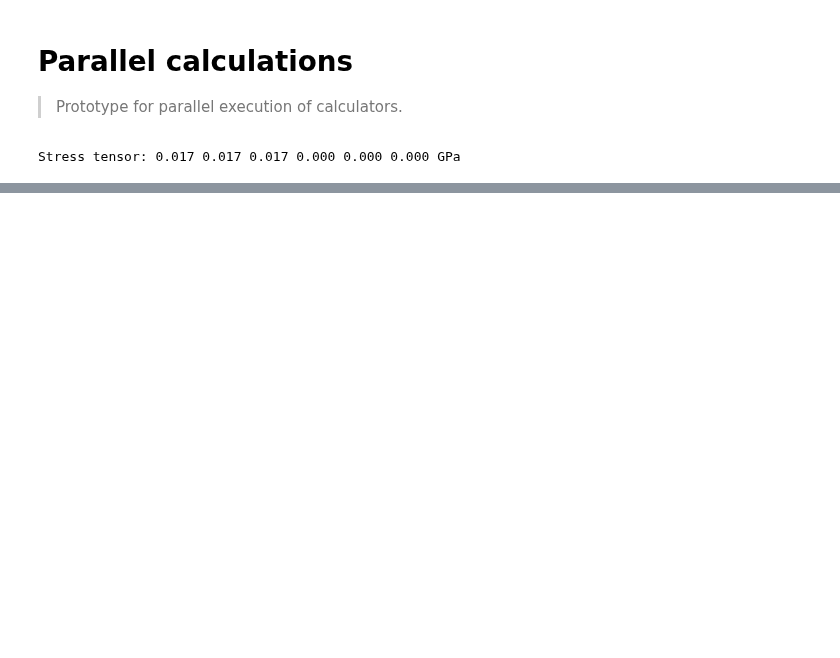
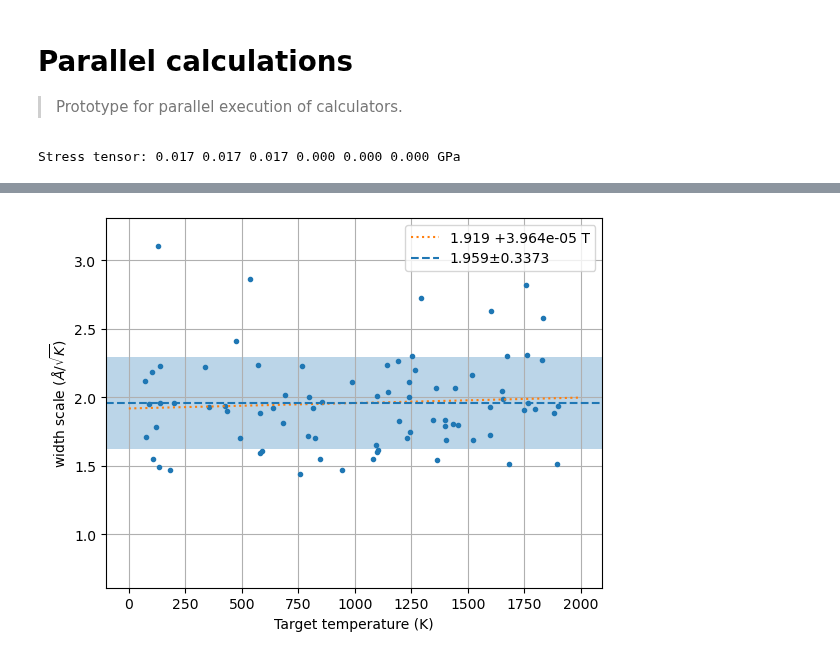
Before and after one commit to jochym/hecss, a Jupyter notebook: 73_parallel.ipynb, the cells around one changed output, grey strips where cells are left out. Cells and saved outputs as stored; diff of their text form; code cells hidden in the pictures; blank space fills up the shorter version.

```diff
--- a/73_parallel.ipynb
+++ b/73_parallel.ipynb
@@ -249,9 +267,9 @@ base_dir = f'example/VASP_3C-SiC/{supercell}/'
 calc_dir = TemporaryDirectory(dir='TMP')
 # %%
-#| vasp
+#| vaspx
 # Read the structure (previously calculated unit(super) cell)
 # The command argument is specific to the cluster setup
-calc = Vasp(label='cryst', directory=f'{base_dir}/sc_{supercell}/', restart=True)
+calc = Vasp(label='cryst', directory=f'{base_dir}/sc/', restart=True)
 
 # This just makes a copy of atoms object
 # Do not generate supercell here - your atom ordering will be wrong!
@@ -382,0 +315,4 @@ cc.atoms
+# %%
+#|vaspx
+N = 20
+m, s, xscl = await hecss.estimate_width_scale_aio(N, Tmax=2000, nwork=3)
@@ -382,0 +328,22 @@ cc.atoms
+# %%
+#|vaspx
+m, s, xscl = await hecss.estimate_width_scale_aio(4*N, Tmax=2000, nwork=0)
+# %%
+#|vaspx
+# plt.semilogy()
+wm = np.array(hecss._eta_list).T
+y = np.sqrt((3*wm[1]*un.kB)/(2*wm[2]))
+plt.plot(wm[1], y, '.');
+x = np.linspace(0, 1.05*wm[1].max(), 2)
+fit = np.polyfit(wm[1], y, 1)
+plt.plot(x, np.polyval(fit, x), ':', label=f'{fit[1]:.4g} {fit[0]:+.4g} T')
+plt.axhline(m, ls='--', label=f'{m:.4g}±{s:.4g}')
+plt.axhspan(m-s, m+s, alpha=0.3)
+plt.ylim(m-4*s, m+4*s)
+# plt.ylim(0, m+4*s)
+plt.xlabel('Target temperature (K)')
+plt.ylabel('width scale ($\\AA/\\sqrt{K}$)')
+plt.grid()
+plt.legend();
+# %% [output]
+[figure, added]
```
Also changed, not shown: parts of 29 cells of this notebook, 2 other files.
